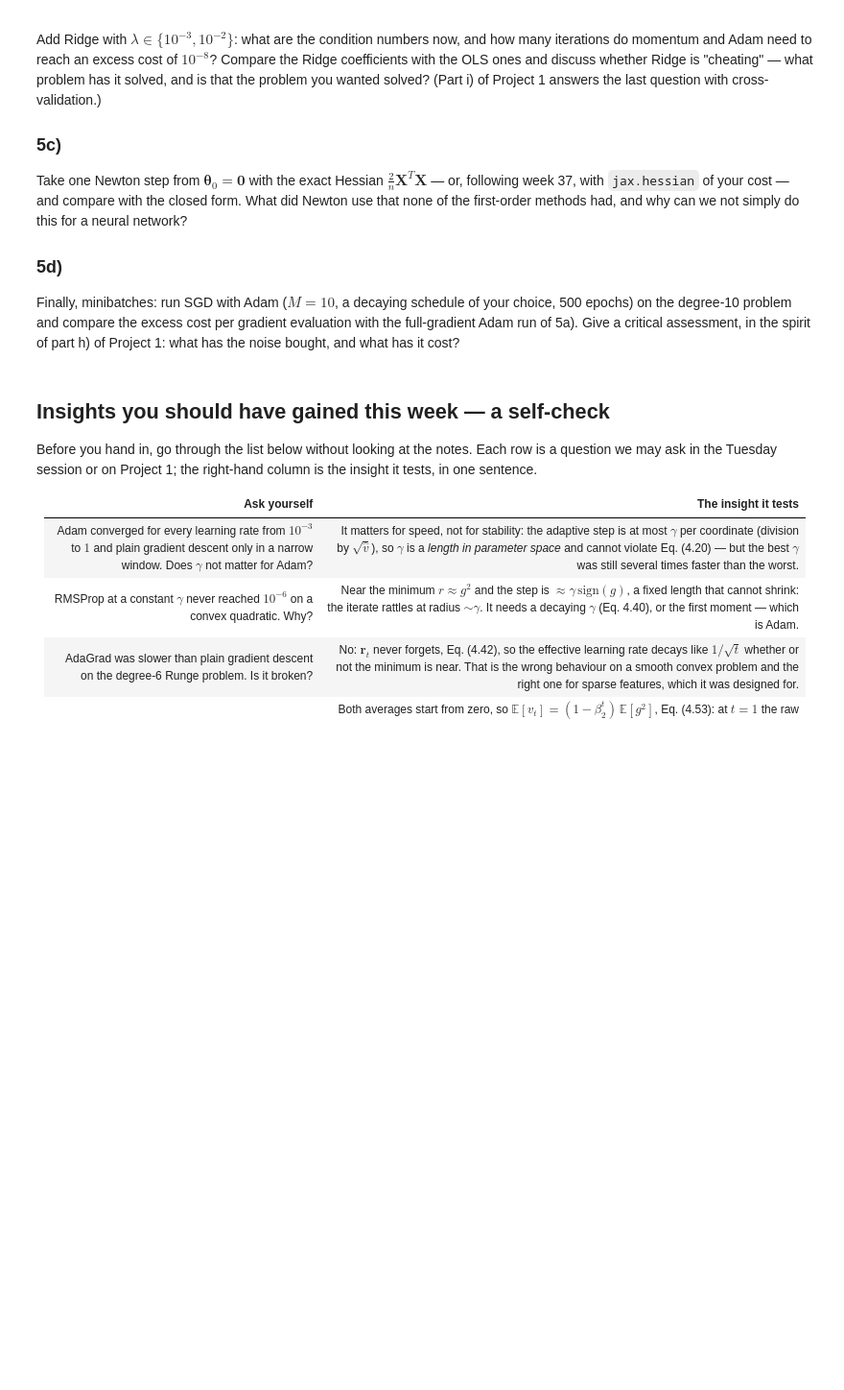
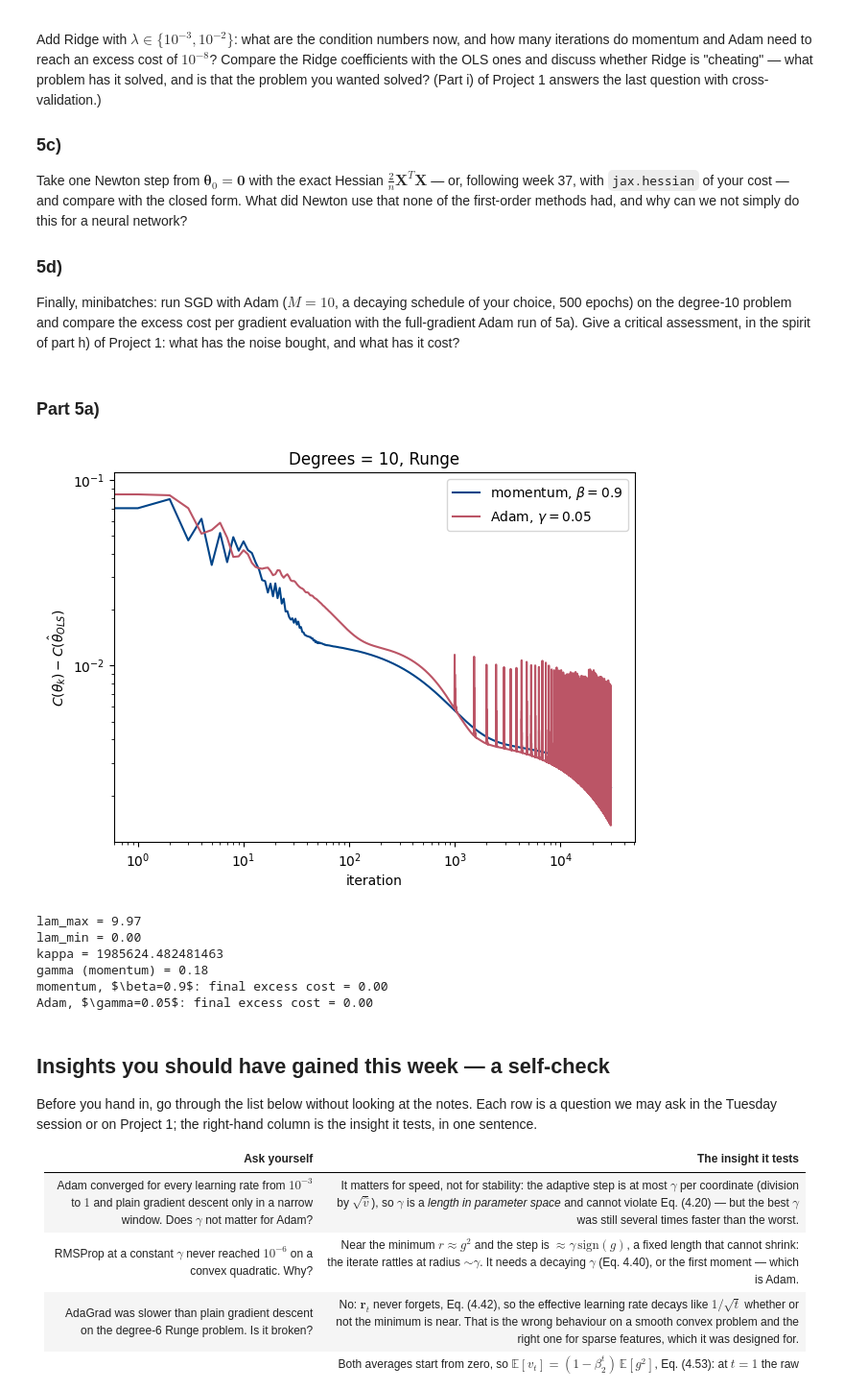
Before and after one commit to viktokr/FYS_STK4155-ukesoppgaver, a Jupyter notebook: exercisesweek38.ipynb, the cells around one changed output. Shown at 96% size. Cells and saved outputs as stored; diff of their text form; code cells hidden in the pictures; blank space fills up the shorter version.

```diff
--- a/exercisesweek38.ipynb
+++ b/exercisesweek38.ipynb
@@ -964,8 +967,70 @@ your choice, 500 epochs) on the degree-10 problem and compare the excess cost
 per gradient evaluation with the full-gradient Adam run of 5a). Give a
 critical assessment, in the spirit of part h) of Project 1: what has the noise
 bought, and what has it cost?
+# %% [markdown]
+### Part 5a)
 # %%
 # Your code for exercise 5 here
+
+def runge_data(n=100, degree=10, noise=0.1, seed=2026):
+    """Runge function 1/(1+25x^2) on [-1,1], standardised polynomial features, centred y."""
+    rng = np.random.default_rng(seed)
+    x = rng.uniform(-1.0, 1.0, n)
+    y = 1.0 / (1.0 + 25.0 * x**2) + noise * rng.standard_normal(n)
+    X = np.column_stack([x**k for k in range(1, degree + 1)])
+    X_norm = (X - X.mean(axis=0)) / X.std(axis=0)
+    return X_norm, y - y.mean()
+
+
+RUNGE_RUNS = (('momentum', None, '#004488', 'momentum, $\\beta=0.9$'), ('adam', 0.05, '#BB5566', 'Adam, $\\gamma=0.05$'))
+
+def runge_comparison(degree=10, num_iters=30000):
+    """Excess cost C(theta_k) - C(theta_hat) for momentum and adam on the Runge problem."""
+    X, y = runge_data(degree=degree)
+    theta_cf = closed_form(X, y)    # expectation
+    c_min = cost(theta_cf, X, y)
+    eigs = hessian_eigs(X)
+    lam_max = eigs.max()
+    gamma_gd = 0.9 * 2.0 / lam_max
+    grad = lambda th: gradient(th, X, y)
+
+    out = {}
+    for method, gamma, _, _ in RUNGE_RUNS:
+        g = gamma_gd if gamma is None else gamma
+        path, _ = optimise(grad, np.zeros(degree), method, g, num_iters=num_iters)
+        out[method] = np.array([cost(th, X, y) - c_min for th in path])
+    return out, eigs, gamma_gd
+
+
+out, eigs, gamma_gd = runge_comparison()
+
+plt.figure(figsize = (7, 5))
+for method, gamma, color, label in RUNGE_RUNS:
+    plt.plot(out[method], color = color, label = label)
+
+plt.title('Degrees = 10, Runge')
+plt.xlabel('iteration')
+plt.ylabel(r'$C(\theta_k) - C(\hat{\theta}_{OLS})$')
+plt.xscale('log')
+plt.yscale('log')
+plt.legend()
+plt.show()
+
+print(f'lam_max = {eigs.max():.2f}')
+print(f'lam_min = {eigs.min():.2f}')
+print(f'kappa = {(eigs.max() / eigs.min())}')
+print(f'gamma (momentum) = {gamma_gd:.2f}')
+
+for method, _, _, label in RUNGE_RUNS:
+    print(f'{label}: final excess cost = {out[method][-1]:.2f}')
+# %% [output]
+[figure, added]
+lam_max = 9.97
+lam_min = 0.00
+kappa = 1985624.482481463
+gamma (momentum) = 0.18
+momentum, $\beta=0.9$: final excess cost = 0.00
+Adam, $\gamma=0.05$: final excess cost = 0.00
 # %% [markdown]
 ## Insights you should have gained this week — a self-check
 
```
Also changed, not shown: parts of 10 cells of this notebook.
